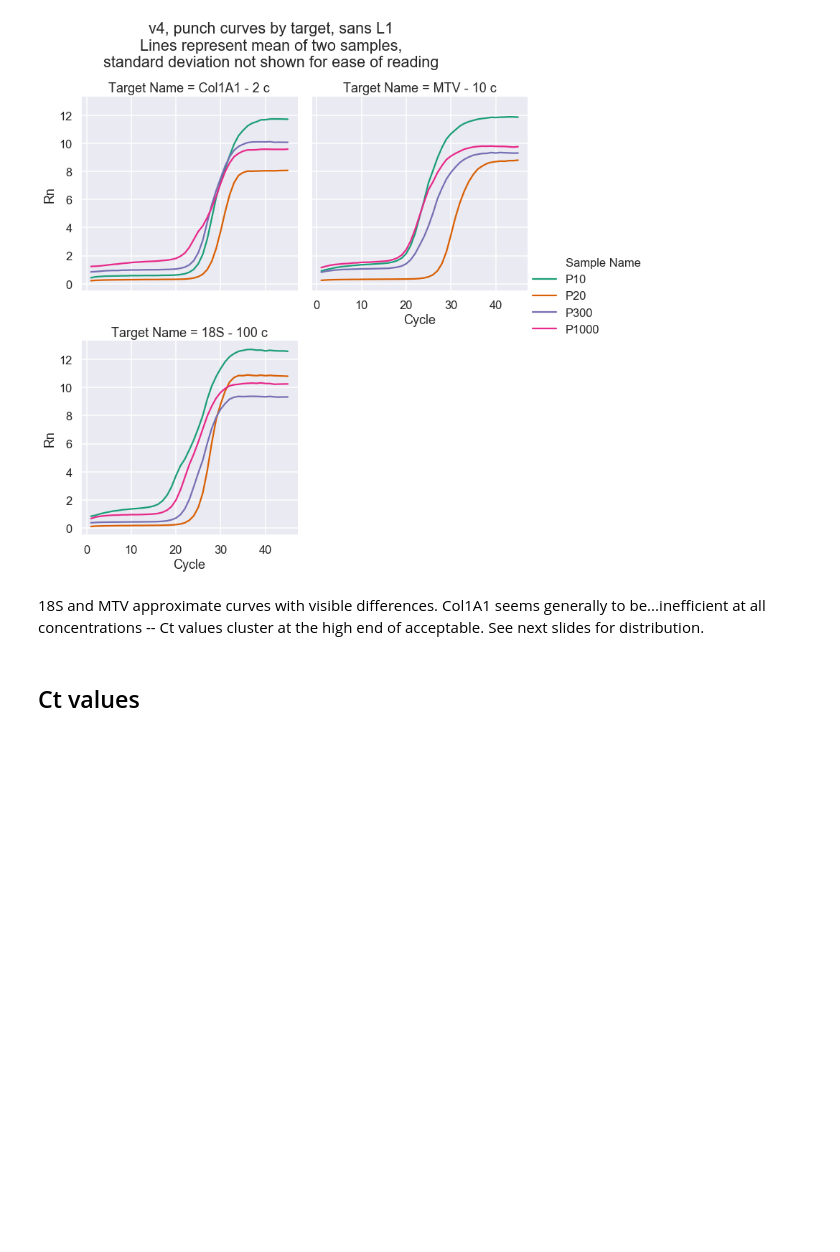
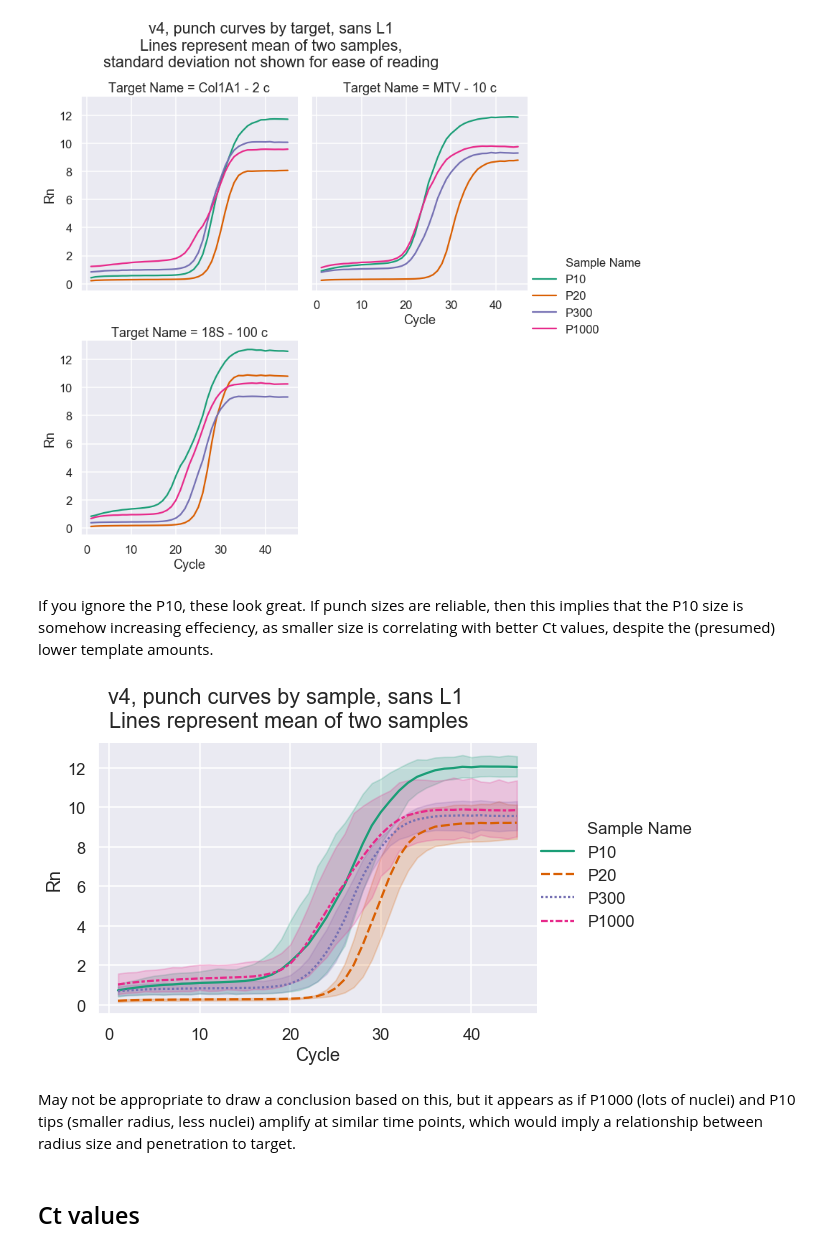
Before and after one commit to kathleenleeper/inSituSequencing, a Jupyter notebook: 200805_inSituPCR_ampliconStdCurves_all/200812_ampliconStdCurve-v4/v4_analysis.ipynb, the cells around one changed output. Saved outputs shown, nothing was run; the diff lists cells and outputs as text; code cells hidden in the pictures; blank space fills up the shorter version.

Commit message:
tweak analysis to add note about punch size + efficiency

```diff
--- a/200805_inSituPCR_ampliconStdCurves_all/200812_ampliconStdCurve-v4/v4_analysis.ipynb
+++ b/200805_inSituPCR_ampliconStdCurves_all/200812_ampliconStdCurve-v4/v4_analysis.ipynb
@@ -136,8 +137,24 @@ plt.close()
 g.fig
 # %% [output]
 [figure]
-# %% [markdown]
-18S and MTV approximate curves with visible differences. Col1A1 seems generally to be...inefficient at all concentrations -- Ct values cluster at the high end of acceptable. See next slides for distribution.
+# %% [markdown]
+If you ignore the P10, these look great. If punch sizes are reliable, then this implies that the P10 size is somehow increasing effeciency, as smaller size is correlating with better Ct values, despite the (presumed) lower template amounts.
+# %%
+g = sns.relplot(x='Cycle',
+                y='Rn',
+                hue="Sample Name",
+                style = "Sample Name",
+                data=sampleDF,
+                palette='Dark2',
+                kind="line", height = 5, aspect = 1.5)
+g.fig.suptitle("v4, punch curves by sample, sans L1\n Lines represent mean of two samples",  x=0.4, y=1.1)
+plt.close()
+# %%
+g.fig
+# %% [output]
+[figure, added]
+# %% [markdown]
+May not be appropriate to draw a conclusion based on this, but it appears as if P1000 (lots of nuclei) and P10 tips (smaller radius, less nuclei) amplify at similar time points, which would imply a relationship between radius size and penetration to target.
 # %% [markdown]
 ## Ct values
 # %%
```
Also changed, not shown: parts of 1 cell of this notebook, 1 other file.
